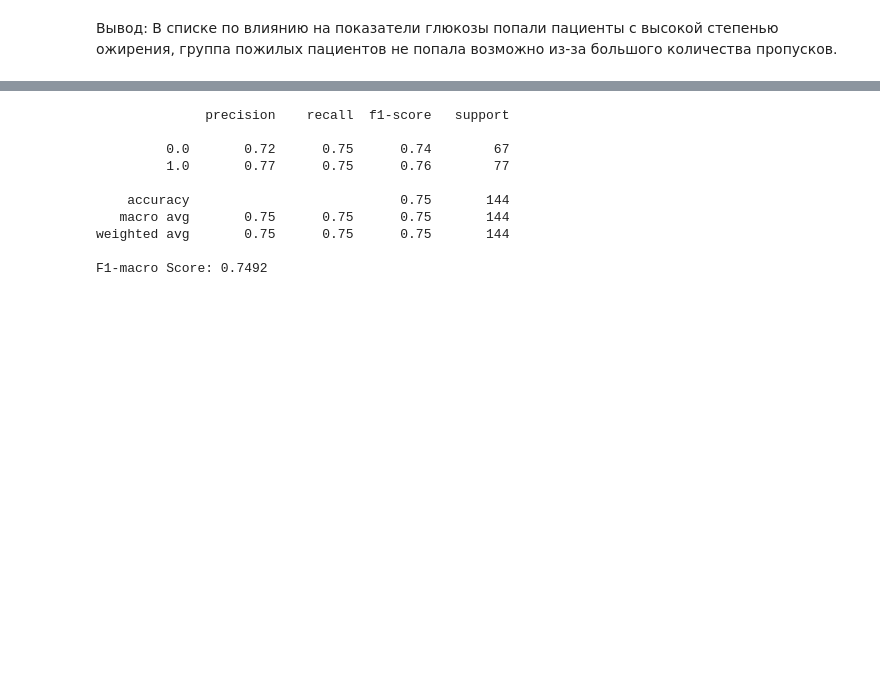
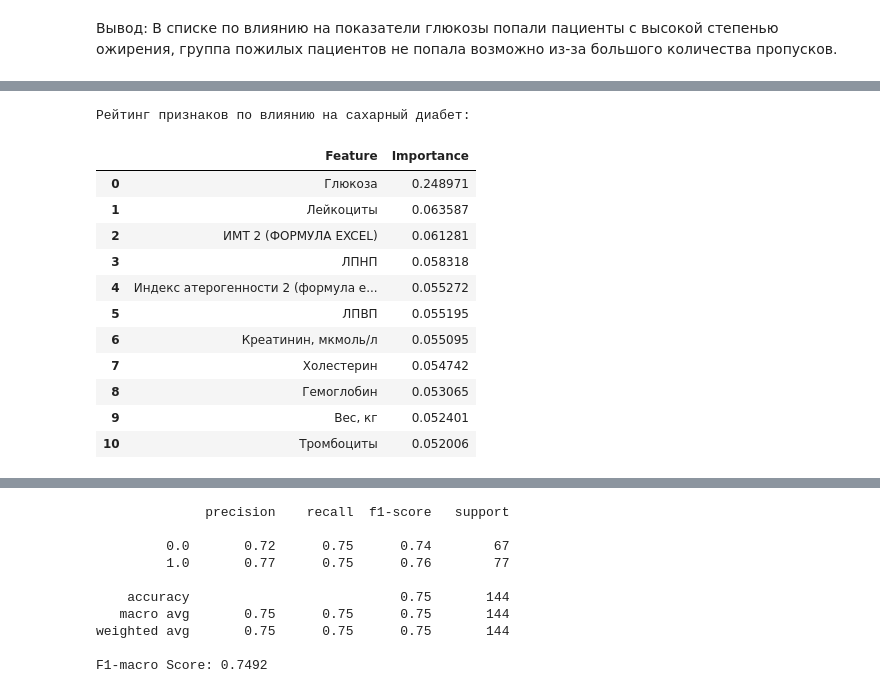
Before and after one commit to Antoha2024/DiplomProductStar, a Jupyter notebook: DS47_1_diabetes_ds.ipynb, the cells around one changed output, grey strips where cells are left out. Cells and saved outputs as stored; diff of their text form; code cells hidden in the pictures; blank space fills up the shorter version.

```diff
--- a/DS47_1_diabetes_ds.ipynb
+++ b/DS47_1_diabetes_ds.ipynb
@@ -368,0 +284,35 @@ plt.show()
+# %%
+# Создание и обучение модели Random Forest
+rf_model = RandomForestClassifier(n_estimators=100, random_state=654321)
+rf_model.fit(X_train_scaled, y_train)
+
+# Извлечение значений важности признаков
+feature_importances = rf_model.feature_importances_
+
+# Сохраняем названия признаков
+features_names = X.columns.tolist()
+
+# Формируем DataFrame для наглядности
+importance_df = pd.DataFrame({
+    'Feature': features_names,
+    'Importance': feature_importances
+}).sort_values(by='Importance', ascending=False).reset_index(drop=True)
+top_feature = importance_df.iloc[:10]
+
+# Печать таблицы с признаками и уровнем их важности
+print("Рейтинг признаков по влиянию на сахарный диабет:")
+display(importance_df[:11])
+# %% [output]
+Рейтинг признаков по влиянию на сахарный диабет:
+|  | Feature | Importance |
+| 0 | Глюкоза | 0.248971 |
+| 1 | Лейкоциты | 0.063587 |
+| 2 | ИМТ 2 (ФОРМУЛА EXCEL) | 0.061281 |
+| 3 | ЛПНП | 0.058318 |
+| 4 | Индекс атерогенности 2 (формула e... | 0.055272 |
+| 5 | ЛПВП | 0.055195 |
+| 6 | Креатинин, мкмоль/л | 0.055095 |
+| 7 | Холестерин | 0.054742 |
+| 8 | Гемоглобин | 0.053065 |
+| 9 | Вес, кг | 0.052401 |
+| 10 | Тромбоциты | 0.052006 |
```
Also changed, not shown: parts of 4 cells of this notebook.
